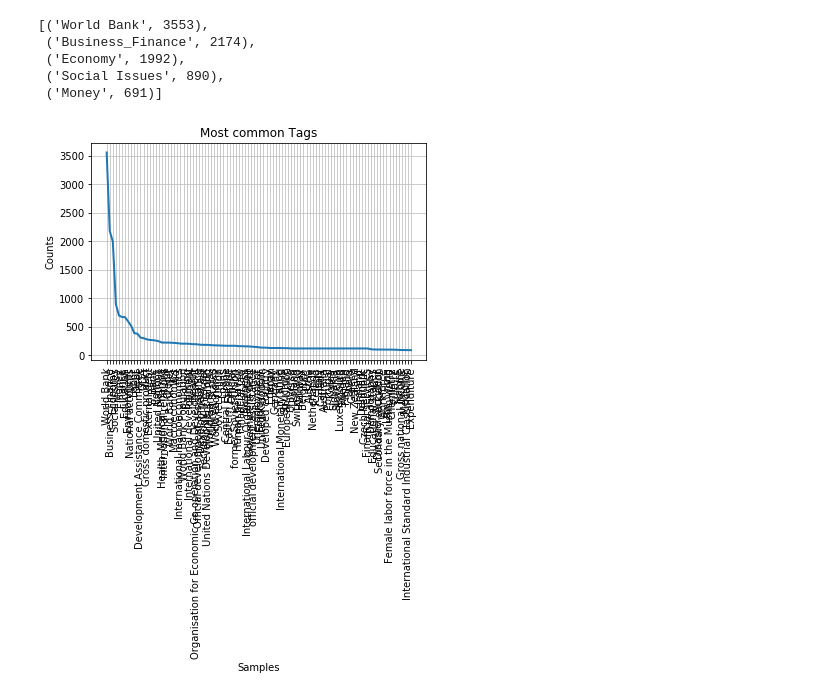
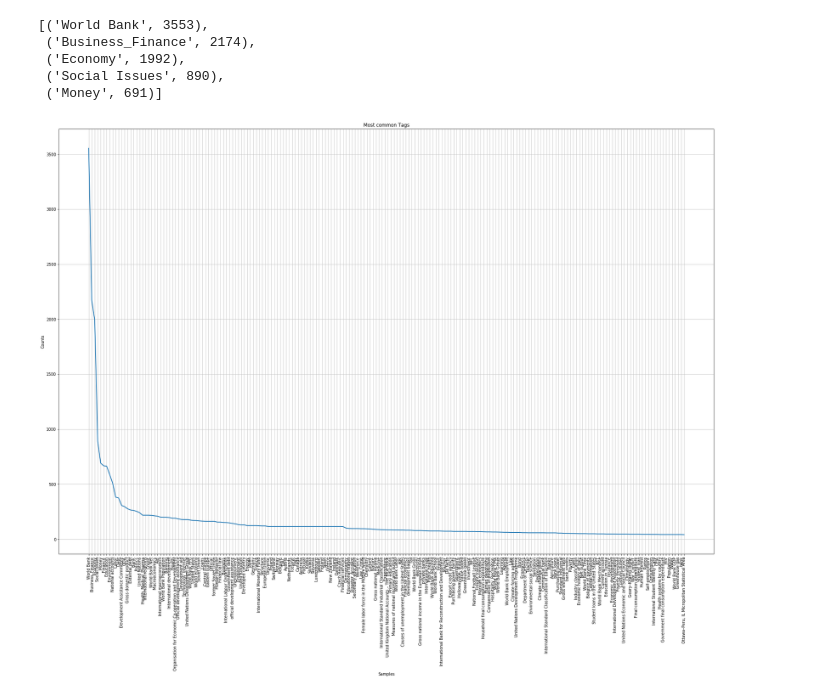
Before and after one commit to mantasbandonis/datasciencelab, a Jupyter notebook: dslab.ipynb, the cells around one changed output. Drawn from its saved outputs; the diff is of its cells as text; code cells hidden in the pictures.

Commit message:
changed size of plot

```diff
--- a/dslab.ipynb
+++ b/dslab.ipynb
@@ -145,8 +147,9 @@ fdist_total_tags.most_common(5)
  ('Social Issues', 890),
  ('Money', 691)]
 # %%
-fdist_total_tags.plot(100, title = 'Most common Tags')
+pyplot.figure(figsize=(30, 20))
+fdist_total_tags.plot(200, title = 'Most common Tags')
 # %% [output]
-[figure, old version]
+[figure, new version]
 # %%
 writeCsv(list_tags_sorted, '..\\output\\tags.csv')
```
Also changed, not shown: parts of 2 cells of this notebook.
